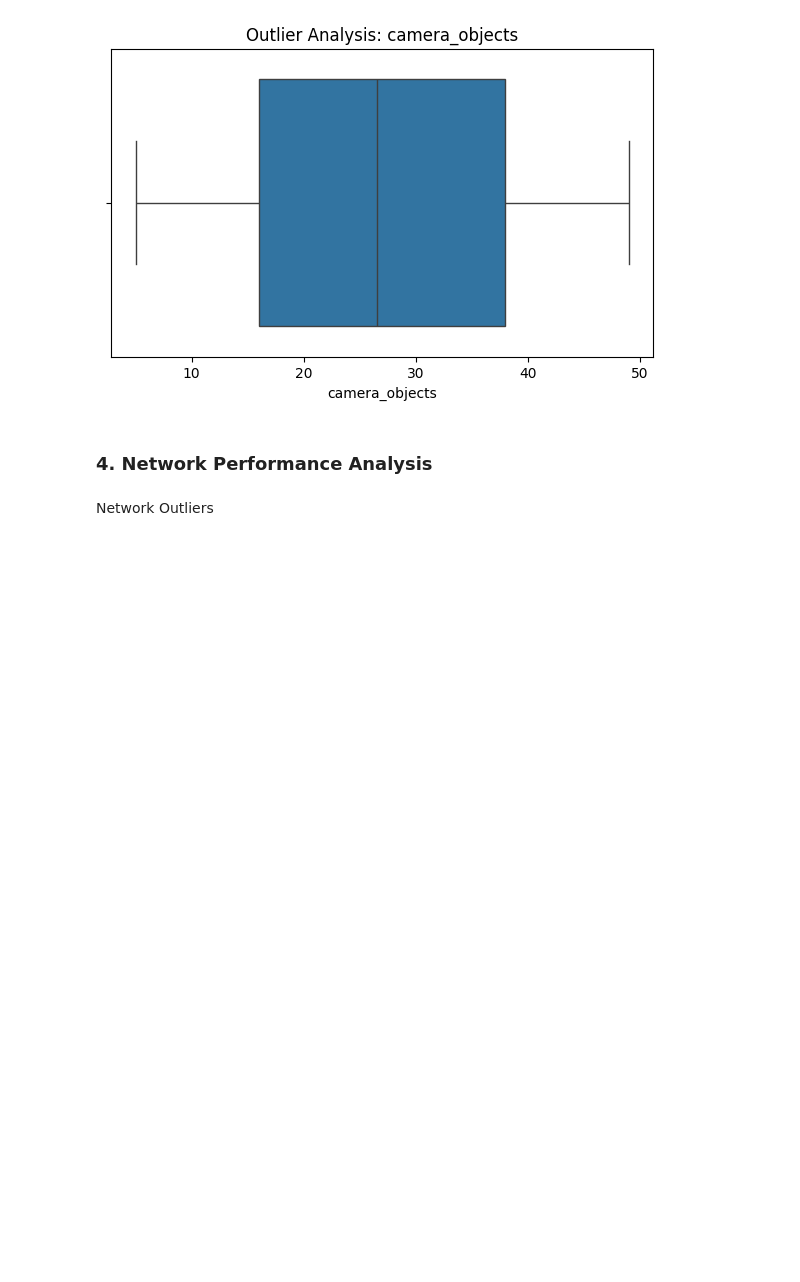
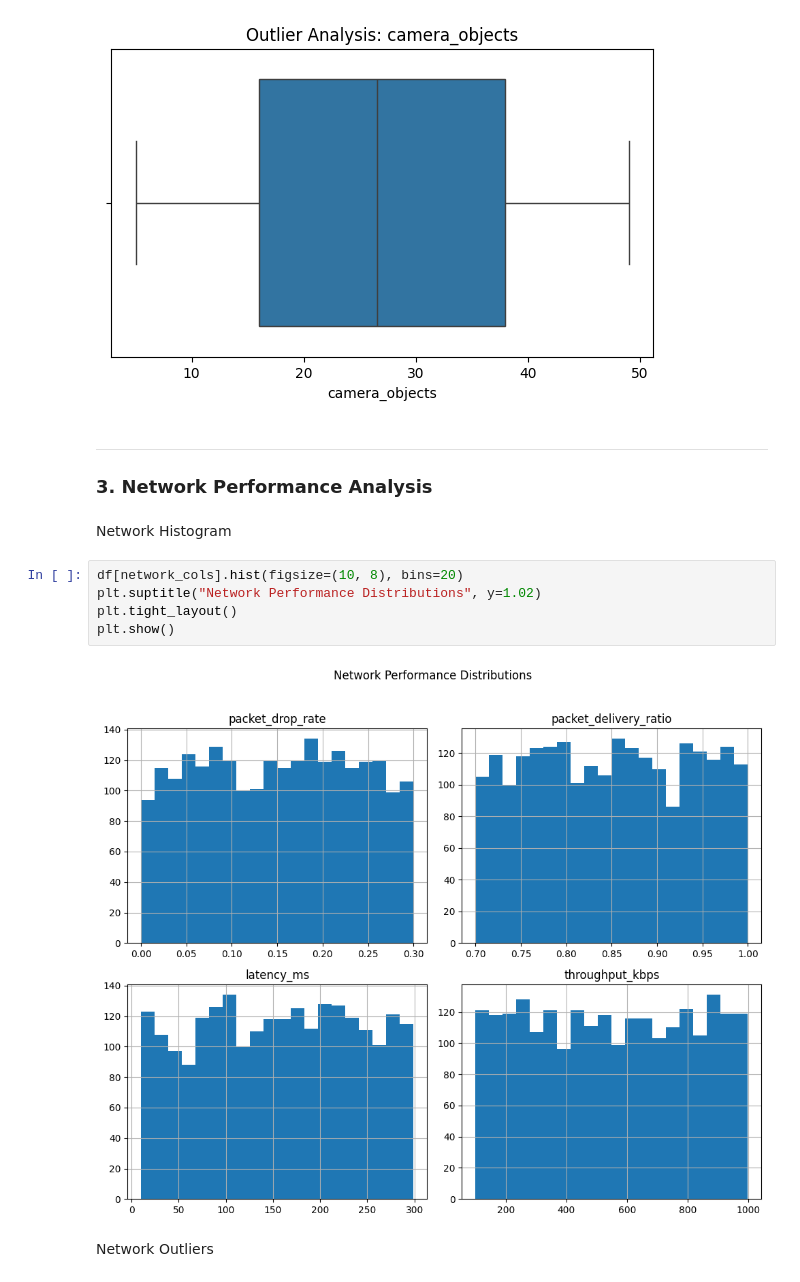
Before and after one commit to WarlockZul/Data-Analytics-Assignment-1, a Jupyter notebook: EDA Function Bukhari.ipynb, the cells around one changed output. Drawn from its saved outputs; the diff is of its cells as text; blank space fills up the shorter version.

```diff
--- a/EDA Function Bukhari.ipynb
+++ b/EDA Function Bukhari.ipynb
@@ -68,7 +61,17 @@ for col in sensor_cols:
 [figure]
 [figure]
 # %% [markdown]
-### 4. Network Performance Analysis
+______________________________________________
+### 3. Network Performance Analysis
+# %% [markdown]
+Network Histogram
+# %%
+df[network_cols].hist(figsize=(10, 8), bins=20)
+plt.suptitle("Network Performance Distributions", y=1.02)
+plt.tight_layout()
+plt.show()
+# %% [output]
+[figure, added]
 # %% [markdown]
 Network Outliers
 # %%
```
Also changed, not shown: parts of 18 cells of this notebook.
